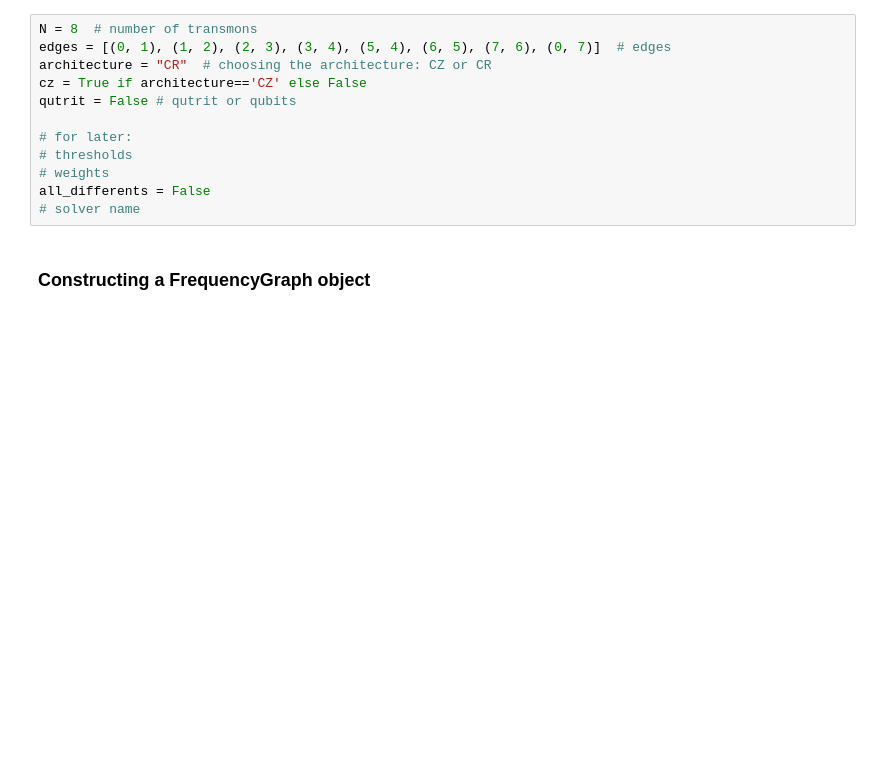
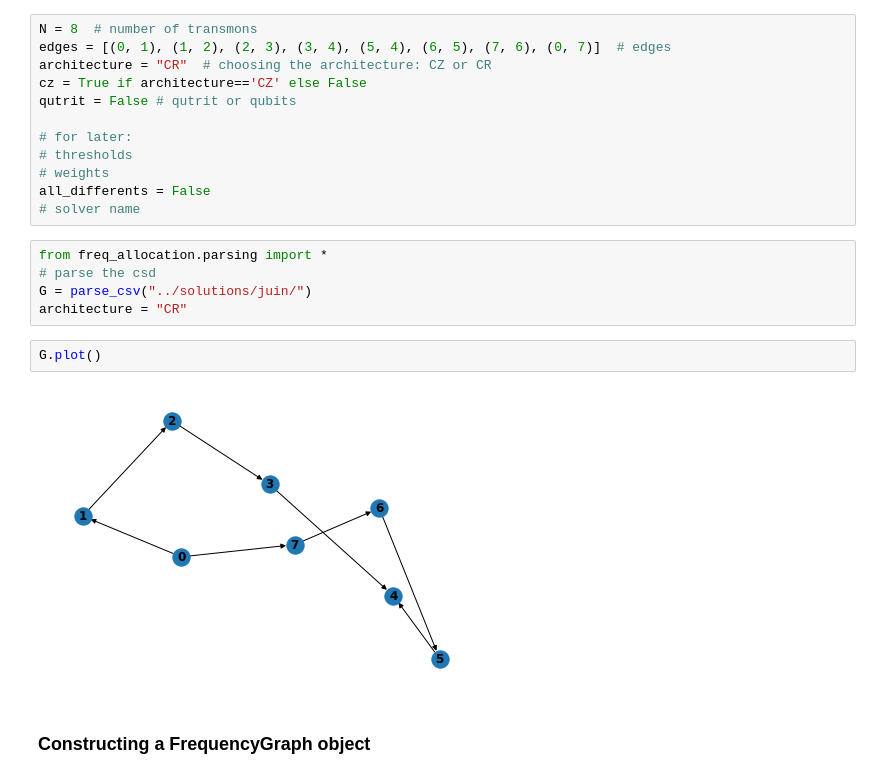
Before and after one commit to AlMrvn/frequency-allocation, a Jupyter notebook: Notebook/optimization_ring.ipynb, the cells around one changed output. Drawn from its saved outputs; the diff is of its cells as text; blank space fills up the shorter version.

```diff
--- a/Notebook/optimization_ring.ipynb
+++ b/Notebook/optimization_ring.ipynb
@@ -40,6 +40,15 @@ qutrit = False # qutrit or qubits
 # weights
 all_differents = False
 # solver name
+# %%
+from freq_allocation.parsing import *
+# parse the csd
+G = parse_csv("../solutions/juin/")
+architecture = "CR"
+# %%
+G.plot()
+# %% [output]
+[figure, added]
 # %% [markdown]
 ### Constructing a FrequencyGraph object
 # %%
```
Also changed, not shown: parts of 14 cells of this notebook, 3 other files.
